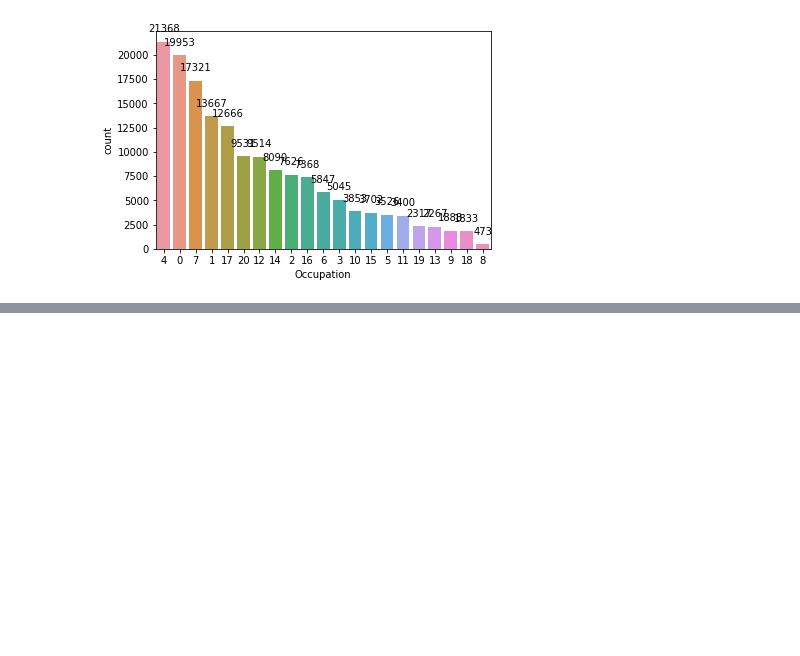
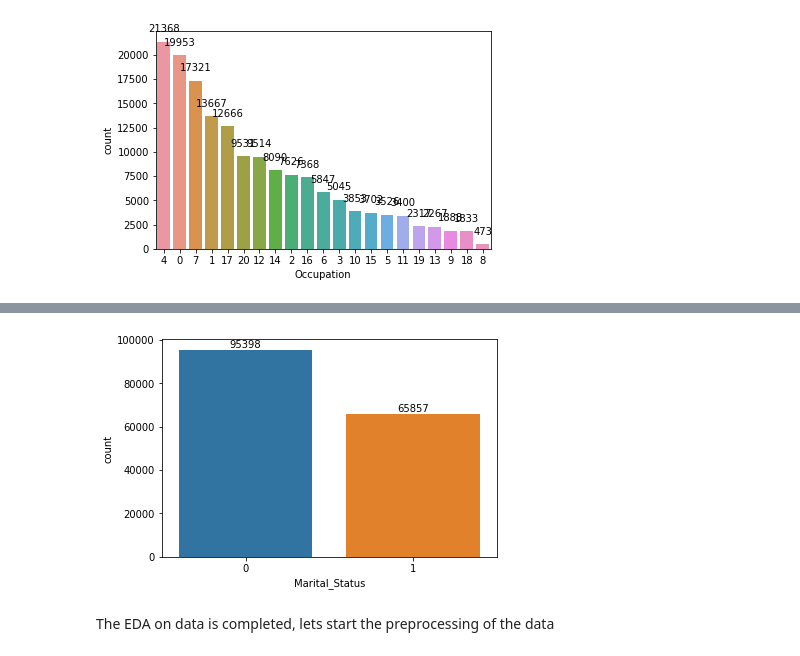
Before and after one commit to rohandawar/EDA_And_feature_Engineering, a Jupyter notebook: eda-feature-engineering-black-friday.ipynb, the cells around one changed output, grey strips where cells are left out. Saved outputs shown, nothing was run; the diff lists cells and outputs as text; code cells hidden in the pictures; blank space fills up the shorter version.

```diff
--- a/eda-feature-engineering-black-friday.ipynb
+++ b/eda-feature-engineering-black-friday.ipynb
@@ -604,0 +629,14 @@ for p in ax.patches:
+# %%
+ax = sns.countplot(x='Marital_Status', data=df_test, order = df_test['Marital_Status'].value_counts().index)
+
+for p in ax.patches:
+    height = p.get_height()
+    ax.text(x=p.get_x()+(p.get_width()/2),
+            y=height+1000,
+            s=height,
+            ha='center'
+           )
+# %% [output]
+[figure, added]
+# %% [markdown]
+The EDA on data is completed, lets start the preprocessing of the data
```
Also changed, not shown: parts of 2 cells of this notebook.
